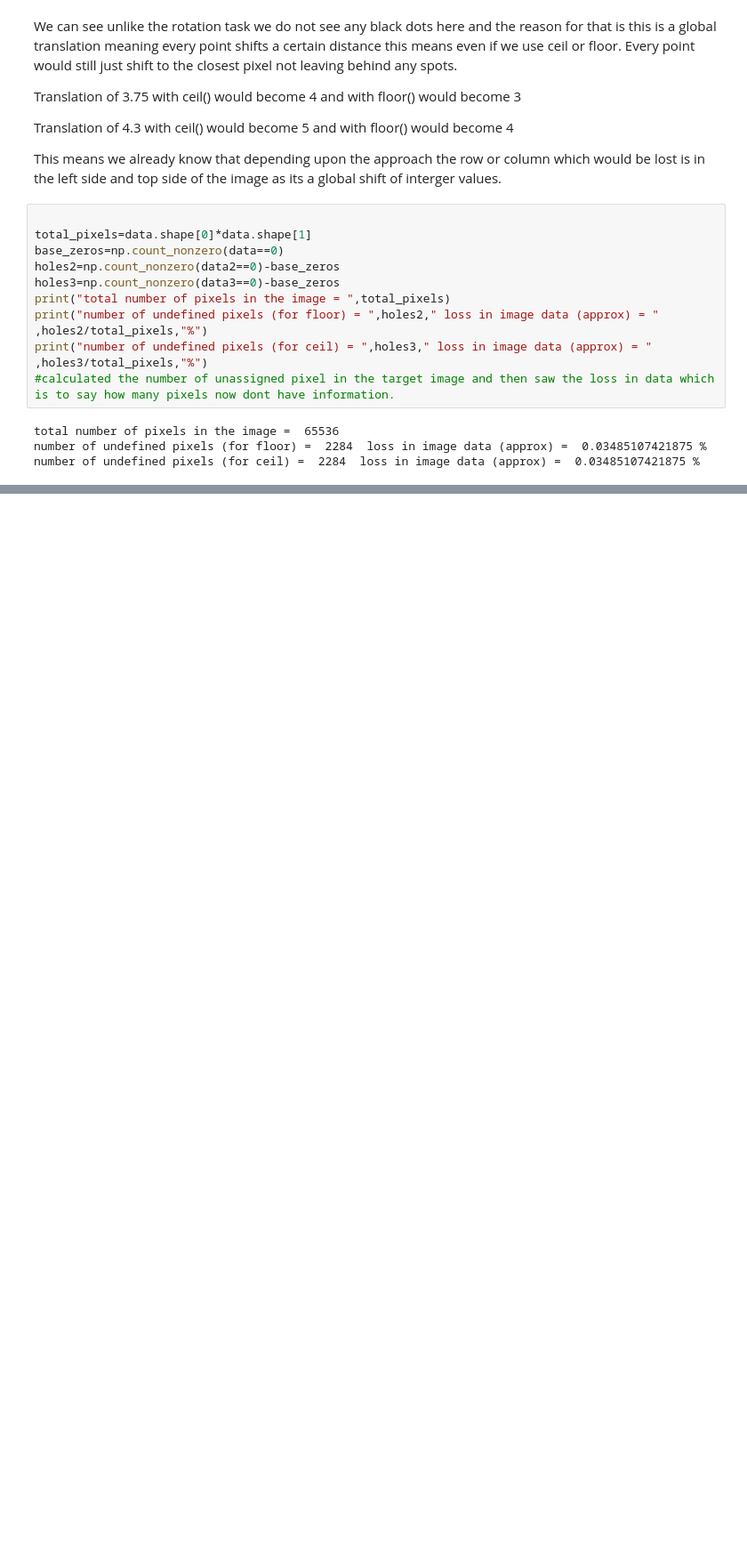
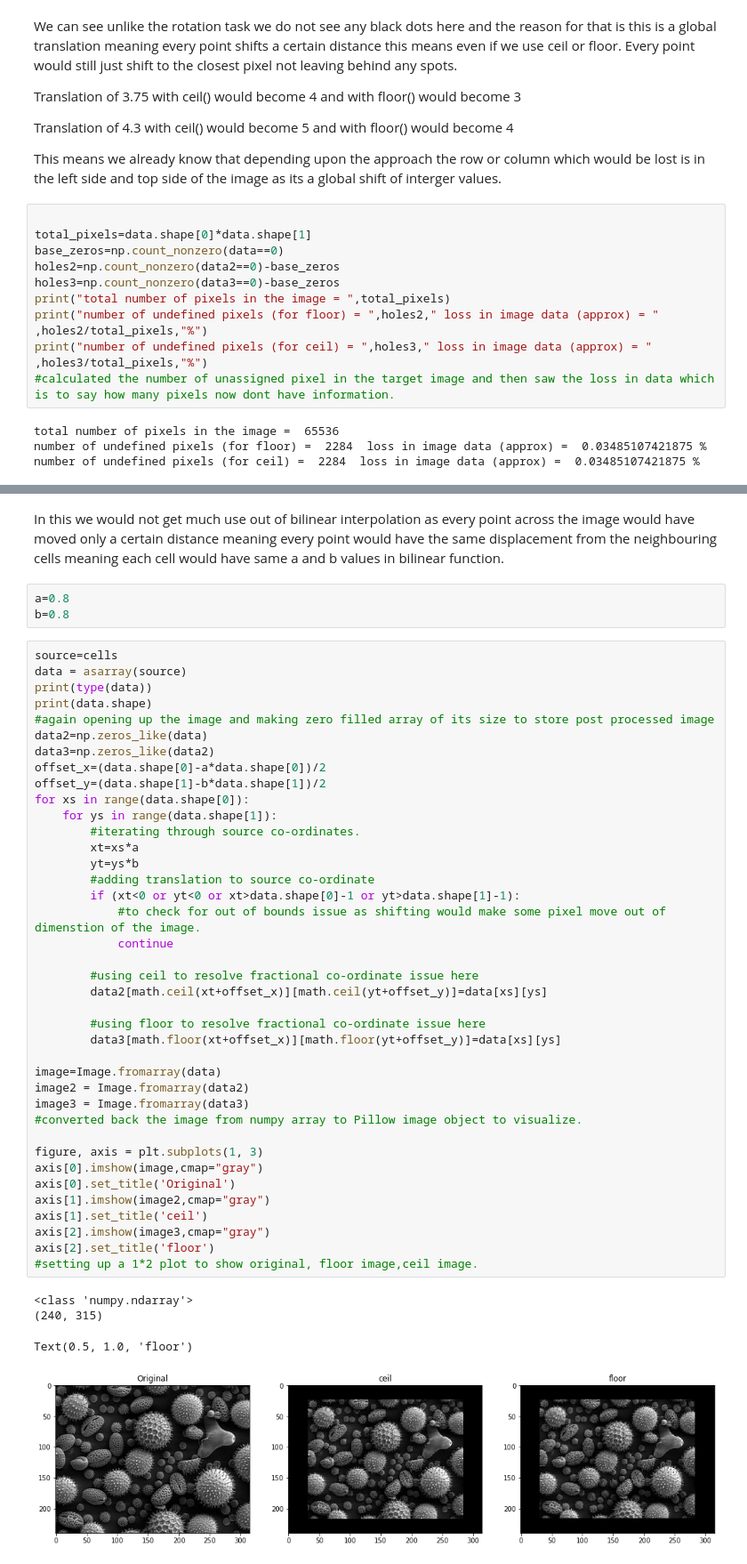
Before and after one commit to arihantjain124/EE5175_Labs, a Jupyter notebook: Lab 1/Lab_1.ipynb, the cells around one changed output, grey strips where cells are left out. Shown at 89% size. Cells and saved outputs as stored; diff of their text form; blank space fills up the shorter version.

```diff
--- a/Lab 1/Lab_1.ipynb
+++ b/Lab 1/Lab_1.ipynb
@@ -298,0 +314,49 @@ axis[1].imshow(image2,cmap="gray")
+# %% [markdown]
+In this we would not get much use out of bilinear interpolation as every point across the image would have moved only a certain distance meaning every point would have the same displacement from the neighbouring cells meaning each cell would have same a and b values in bilinear function.
+# %%
+a=0.8
+b=0.8
+# %%
+source=cells
+data = asarray(source)
+print(type(data))
+print(data.shape)
+#again opening up the image and making zero filled array of its size to store post processed image
+data2=np.zeros_like(data)
+data3=np.zeros_like(data2)
+offset_x=(data.shape[0]-a*data.shape[0])/2
+offset_y=(data.shape[1]-b*data.shape[1])/2
+for xs in range(data.shape[0]):
+    for ys in range(data.shape[1]):
+        #iterating through source co-ordinates.
+        xt=xs*a
+        yt=ys*b
+        #adding translation to source co-ordinate
+        if (xt<0 or yt<0 or xt>data.shape[0]-1 or yt>data.shape[1]-1):
+            #to check for out of bounds issue as shifting would make some pixel move out of dimenstion of the image.
+            continue
+
+        #using ceil to resolve fractional co-ordinate issue here
+        data2[math.ceil(xt+offset_x)][math.ceil(yt+offset_y)]=data[xs][ys]
+
+        #using floor to resolve fractional co-ordinate issue here
+        data3[math.floor(xt+offset_x)][math.floor(yt+offset_y)]=data[xs][ys]
+
+image=Image.fromarray(data)
+image2 = Image.fromarray(data2)
+image3 = Image.fromarray(data3)
+#converted back the image from numpy array to Pillow image object to visualize.
+
+figure, axis = plt.subplots(1, 3)
+axis[0].imshow(image,cmap="gray")
+axis[0].set_title('Original')
+axis[1].imshow(image2,cmap="gray")
+axis[1].set_title('ceil')
+axis[2].imshow(image3,cmap="gray")
+axis[2].set_title('floor')
+#setting up a 1*2 plot to show original, floor image,ceil image.
+# %% [output]
+<class 'numpy.ndarray'>
+(240, 315)
+Text(0.5, 1.0, 'floor')
+[figure, added]
```
Also changed, not shown: parts of 7 cells of this notebook.
